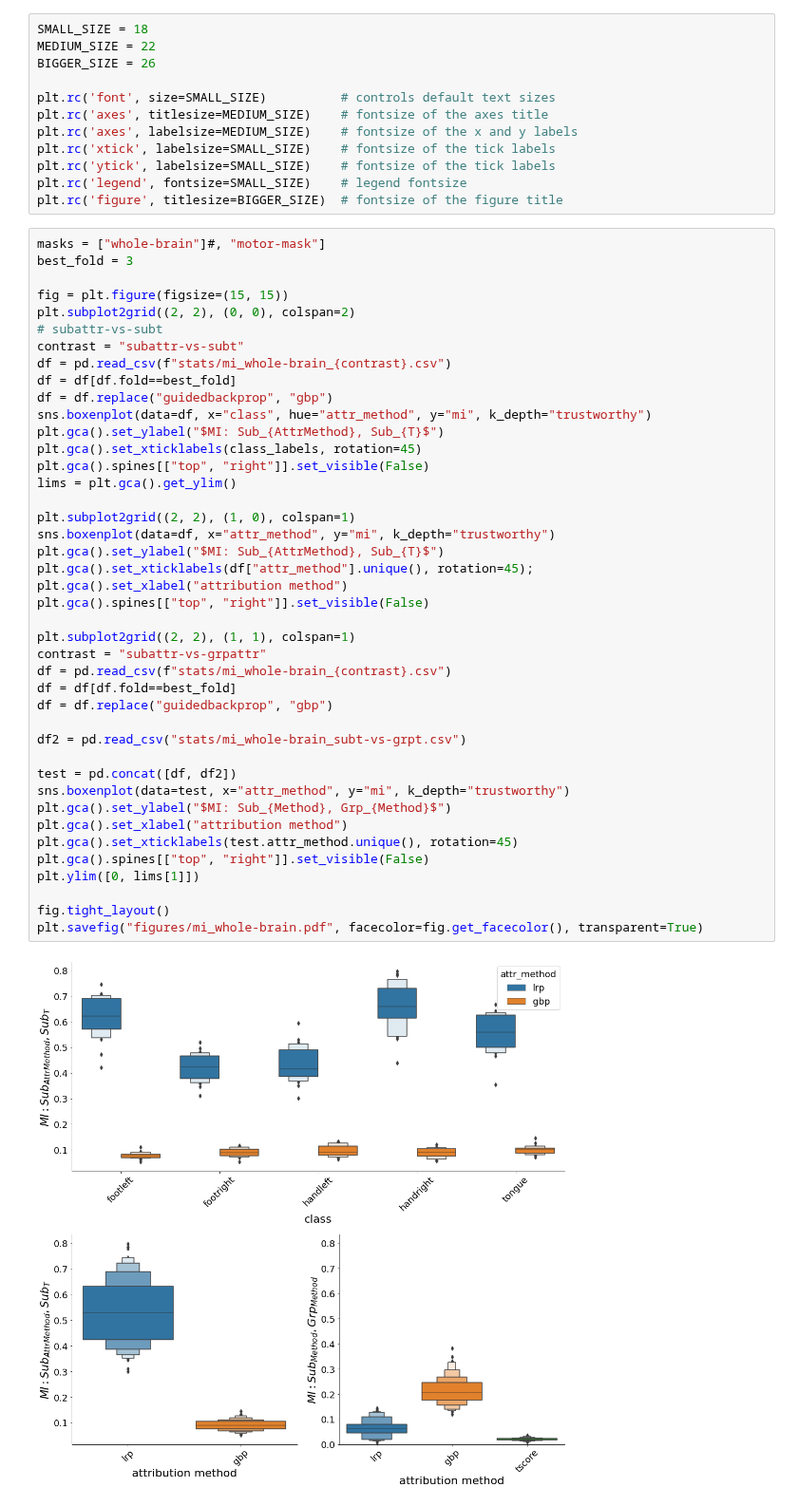
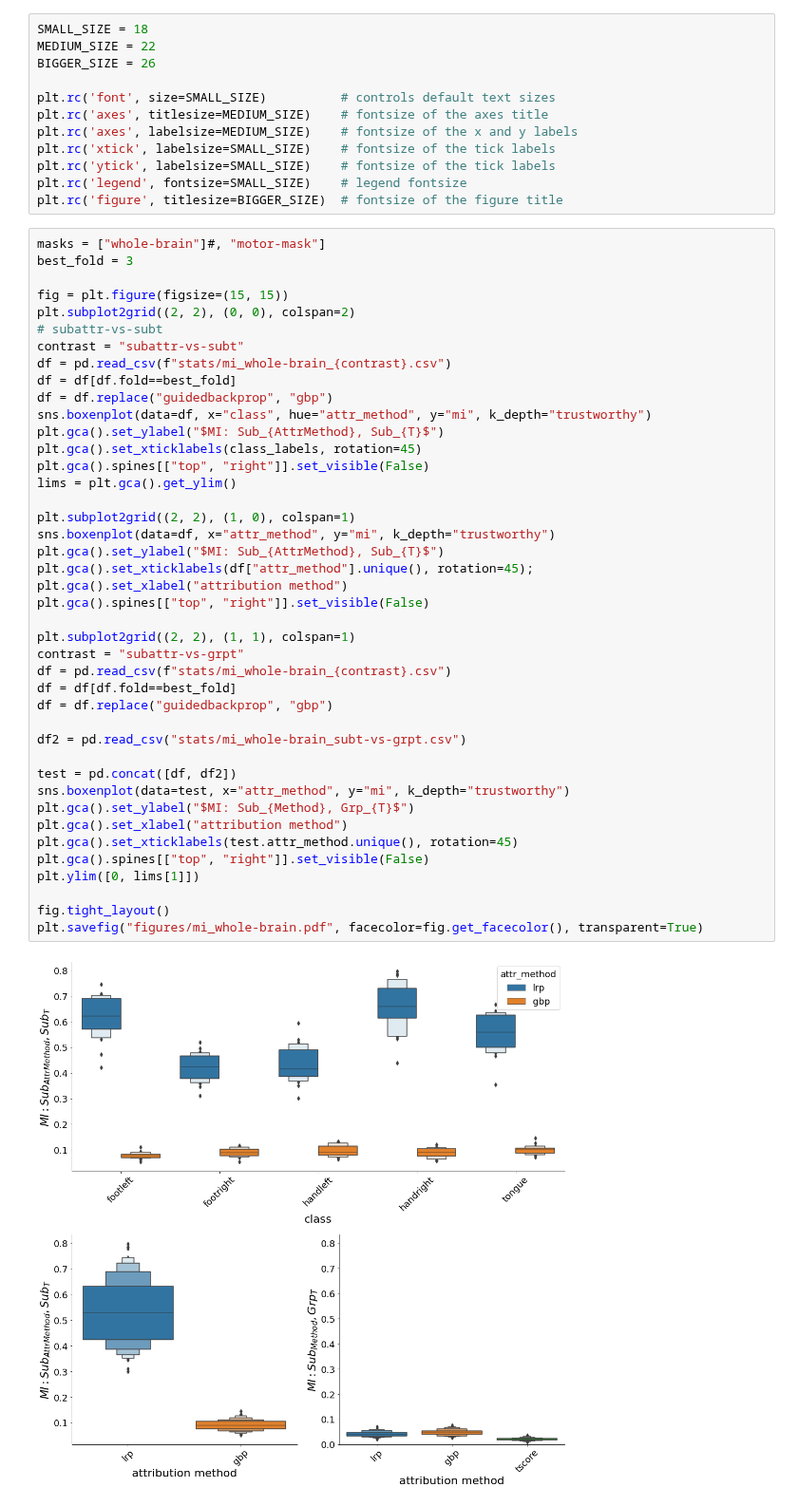
Before and after one commit to PhilippS893/thesis_code_and_analyses, a Jupyter notebook: 01_train_classifier/additional_analyses.ipynb, the cells around one changed output. Shown at 95% size. Saved outputs shown, nothing was run; the diff lists cells and outputs as text.

Commit message:
changed figure

```diff
--- a/01_train_classifier/additional_analyses.ipynb
+++ b/01_train_classifier/additional_analyses.ipynb
@@ -347,33 +346,33 @@ df = df.replace("guidedbackprop", "gbp")
 sns.boxenplot(data=df, x="class", hue="attr_method", y="mi", k_depth="trustworthy")
 plt.gca().set_ylabel("$MI: Sub_{AttrMethod}, Sub_{T}$")
 plt.gca().set_xticklabels(class_labels, rotation=45)
 plt.gca().spines[["top", "right"]].set_visible(False)
 lims = plt.gca().get_ylim()
 
 plt.subplot2grid((2, 2), (1, 0), colspan=1)
 sns.boxenplot(data=df, x="attr_method", y="mi", k_depth="trustworthy")
 plt.gca().set_ylabel("$MI: Sub_{AttrMethod}, Sub_{T}$")
 plt.gca().set_xticklabels(df["attr_method"].unique(), rotation=45);
 plt.gca().set_xlabel("attribution method")
 plt.gca().spines[["top", "right"]].set_visible(False)
 
 plt.subplot2grid((2, 2), (1, 1), colspan=1)
-contrast = "subattr-vs-grpattr"
+contrast = "subattr-vs-grpt"
 df = pd.read_csv(f"stats/mi_whole-brain_{contrast}.csv")
 df = df[df.fold==best_fold]
 df = df.replace("guidedbackprop", "gbp")
 
 df2 = pd.read_csv("stats/mi_whole-brain_subt-vs-grpt.csv")
 
 test = pd.concat([df, df2])
 sns.boxenplot(data=test, x="attr_method", y="mi", k_depth="trustworthy")
-plt.gca().set_ylabel("$MI: Sub_{Method}, Grp_{Method}$")
+plt.gca().set_ylabel("$MI: Sub_{Method}, Grp_{T}$")
 plt.gca().set_xlabel("attribution method")
 plt.gca().set_xticklabels(test.attr_method.unique(), rotation=45)
 plt.gca().spines[["top", "right"]].set_visible(False)
 plt.ylim([0, lims[1]])
 
 fig.tight_layout()
 plt.savefig("figures/mi_whole-brain.pdf", facecolor=fig.get_facecolor(), transparent=True)
 # %% [output]
-[figure, old version]
+[figure, new version]
```
Also changed, not shown: parts of 1 cell of this notebook, 4 other files.
